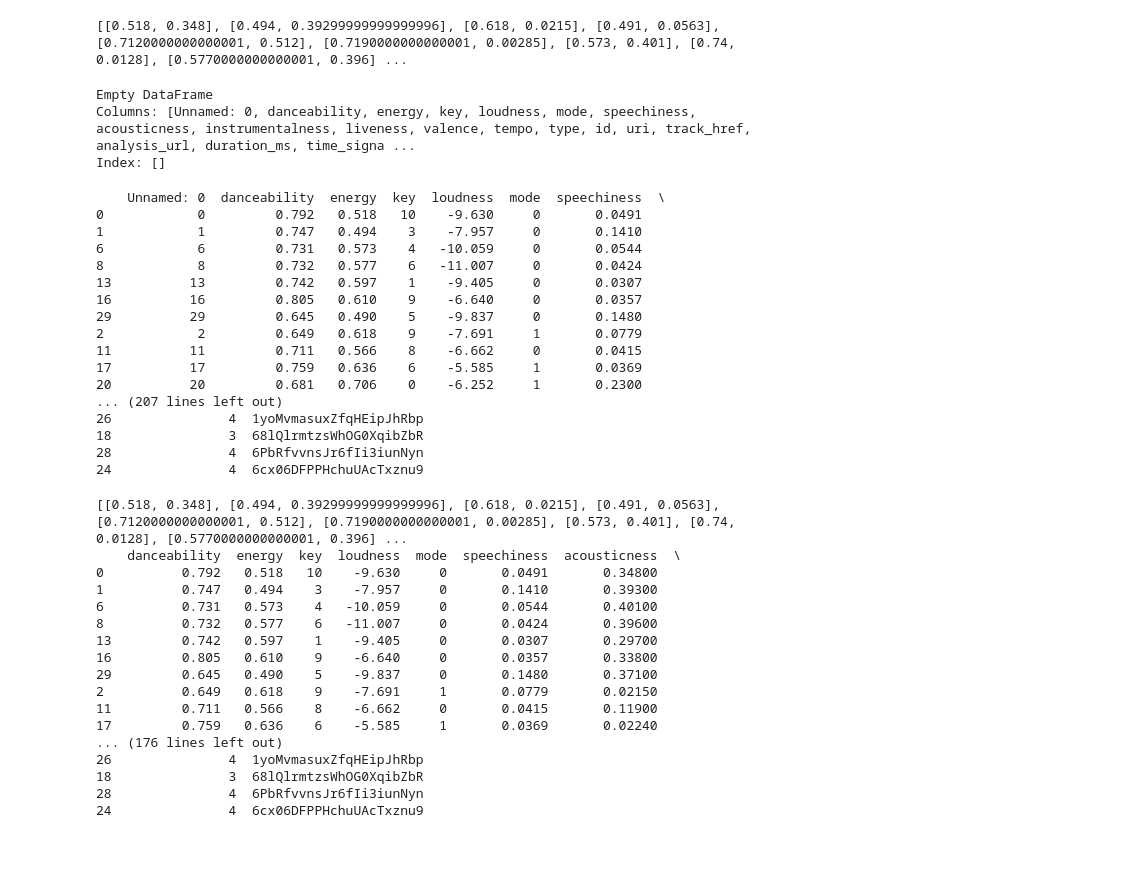
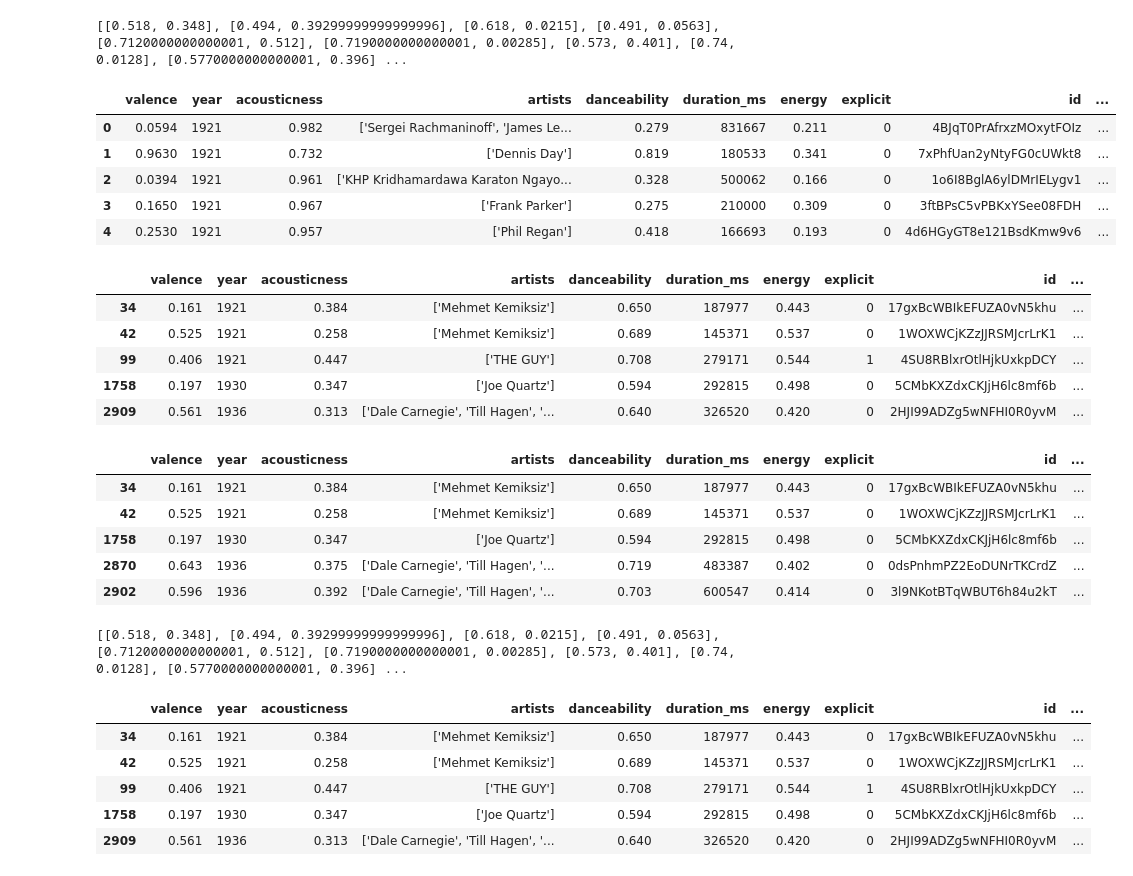
Before and after one commit to EliseLune/Analyse_Spotify, a Jupyter notebook: Recommandation/Recommandations.ipynb, the cells around one changed output. Drawn from its saved outputs; the diff is of its cells as text; code cells hidden in the pictures; blank space fills up the shorter version.

```diff
--- a/Recommandation/Recommandations.ipynb
+++ b/Recommandation/Recommandations.ipynb
@@ -28,37 +36,41 @@ for i in range (0, len(table)) :
 print(playlist)
 # %% [output]
 [[0.518, 0.348], [0.494, 0.39299999999999996], [0.618, 0.0215], [0.491, 0.0563], [0.7120000000000001, 0.512], [0.7190000000000001, 0.00285], [0.573, 0.401], [0.74, 0.0128], [0.5770000000000001, 0.396] ...
-# %%
-print(playlist_cible)
-# %% [output]
-Empty DataFrame
-Columns: [Unnamed: 0, danceability, energy, key, loudness, mode, speechiness, acousticness, instrumentalness, liveness, valence, tempo, type, id, uri, track_href, analysis_url, duration_ms, time_signa ...
-Index: []
+# %%
+playlist_cible.head()
+# %% [output]
+|  | valence | year | acousticness | artists | danceability | duration_ms | energy | explicit | id | ... |
+| 0 | 0.0594 | 1921 | 0.982 | ['Sergei Rachmaninoff', 'James Le... | 0.279 | 831667 | 0.211 | 0 | 4BJqT0PrAfrxzMOxytFOIz | ... |
+| 1 | 0.9630 | 1921 | 0.732 | ['Dennis Day'] | 0.819 | 180533 | 0.341 | 0 | 7xPhfUan2yNtyFG0cUWkt8 | ... |
+| 2 | 0.0394 | 1921 | 0.961 | ['KHP Kridhamardawa Karaton Ngayo... | 0.328 | 500062 | 0.166 | 0 | 1o6I8BglA6ylDMrIELygv1 | ... |
+| 3 | 0.1650 | 1921 | 0.967 | ['Frank Parker'] | 0.275 | 210000 | 0.309 | 0 | 3ftBPsC5vPBKxYSee08FDH | ... |
+| 4 | 0.2530 | 1921 | 0.957 | ['Phil Regan'] | 0.418 | 166693 | 0.193 | 0 | 4d6HGyGT8e121BsdKmw9v6 | ... |
 # %%
 nouvelle_playlist = pd.DataFrame({})
-playlist_cible = table #juste pour tester, aucun intérêt de faire ça en vrai
 for i in range(0, len(playlist)):
     nouvelle_playlist = nouvelle_playlist.append(playlist_cible[(playlist_cible["energy"] > playlist[i][0] - 0.1) & (playlist_cible["energy"] < playlist[i][0] + 0.1) & (playlist_cible["acousticness"] > playlist[i][1] - 0.1) & (playlist_cible["acousticness"] < playlist[i][1] + 0.1)])
 nouvelle_playlist = nouvelle_playlist.drop_duplicates() #enlever les doublons
-print(nouvelle_playlist)
+nouvelle_playlist.head()
 # %% [output]
-    Unnamed: 0  danceability  energy  key  loudness  mode  speechiness  \
-0            0         0.792   0.518   10    -9.630     0       0.0491
-1            1         0.747   0.494    3    -7.957     0       0.1410
-6            6         0.731   0.573    4   -10.059     0       0.0544
-8            8         0.732   0.577    6   -11.007     0       0.0424
-13          13         0.742   0.597    1    -9.405     0       0.0307
-16          16         0.805   0.610    9    -6.640     0       0.0357
-29          29         0.645   0.490    5    -9.837     0       0.1480
-2            2         0.649   0.618    9    -7.691     1       0.0779
-11          11         0.711   0.566    8    -6.662     0       0.0415
-17          17         0.759   0.636    6    -5.585     1       0.0369
-20          20         0.681   0.706    0    -6.252     1       0.2300
-... (207 lines left out)
-26               4  1yoMvmasuxZfqHEipJhRbp
-18               3  68lQlrmtzsWhOG0XqibZbR
-28               4  6PbRfvvnsJr6fIi3iunNyn
-24               4  6cx06DFPPHchuUAcTxznu9
+|  | valence | year | acousticness | artists | danceability | duration_ms | energy | explicit | id | ... |
+| 34 | 0.161 | 1921 | 0.384 | ['Mehmet Kemiksiz'] | 0.650 | 187977 | 0.443 | 0 | 17gxBcWBIkEFUZA0vN5khu | ... |
+| 42 | 0.525 | 1921 | 0.258 | ['Mehmet Kemiksiz'] | 0.689 | 145371 | 0.537 | 0 | 1WOXWCjKZzJJRSMJcrLrK1 | ... |
+| 99 | 0.406 | 1921 | 0.447 | ['THE GUY'] | 0.708 | 279171 | 0.544 | 1 | 4SU8RBlxrOtlHjkUxkpDCY | ... |
+| 1758 | 0.197 | 1930 | 0.347 | ['Joe Quartz'] | 0.594 | 292815 | 0.498 | 0 | 5CMbKXZdxCKJjH6lc8mf6b | ... |
+| 2909 | 0.561 | 1936 | 0.313 | ['Dale Carnegie', 'Till Hagen', '... | 0.640 | 326520 | 0.420 | 0 | 2HJI99ADZg5wNFHI0R0yvM | ... |
+# %%
+#test
+nouvelle_playlist = pd.DataFrame({})
+nouvelle_playlist = nouvelle_playlist.append(playlist_cible[(playlist_cible["energy"] > 0.5 - 0.1) & (playlist_cible["energy"] < 0.5 + 0.1) & (playlist_cible["acousticness"] > 0.3 - 0.1) & (playlist_cible["acousticness"] < 0.3 + 0.1)])
+nouvelle_playlist = nouvelle_playlist.drop_duplicates() #enlever les doublons
+nouvelle_playlist.head()
+# %% [output]
+|  | valence | year | acousticness | artists | danceability | duration_ms | energy | explicit | id | ... |
+| 34 | 0.161 | 1921 | 0.384 | ['Mehmet Kemiksiz'] | 0.650 | 187977 | 0.443 | 0 | 17gxBcWBIkEFUZA0vN5khu | ... |
+| 42 | 0.525 | 1921 | 0.258 | ['Mehmet Kemiksiz'] | 0.689 | 145371 | 0.537 | 0 | 1WOXWCjKZzJJRSMJcrLrK1 | ... |
+| 1758 | 0.197 | 1930 | 0.347 | ['Joe Quartz'] | 0.594 | 292815 | 0.498 | 0 | 5CMbKXZdxCKJjH6lc8mf6b | ... |
+| 2870 | 0.643 | 1936 | 0.375 | ['Dale Carnegie', 'Till Hagen', '... | 0.719 | 483387 | 0.402 | 0 | 0dsPnhmPZ2EoDUNrTKCrdZ | ... |
+| 2902 | 0.596 | 1936 | 0.392 | ['Dale Carnegie', 'Till Hagen', '... | 0.703 | 600547 | 0.414 | 0 | 3l9NKotBTqWBUT6h84u2kT | ... |
 # %%
 #essaie de fonction plus générale :
 cible = ["energy", "acousticness"]
@@ -70,29 +82,19 @@ for i in range (0, len(table)) :
 print(playlist)
 
 nouvelle_playlist = pd.DataFrame({})
-playlist_cible = table #juste pour tester, aucun intérêt de faire ça en vrai
+
 for i in range(0, len(playlist)):
     nouvelle_playlist = nouvelle_playlist.append(playlist_cible[(playlist_cible[cible[0]] > playlist[i][0] - 0.1) & (playlist_cible[cible[0]] < playlist[i][0] + 0.1) & (playlist_cible[cible[1]] > playlist[i][1] - 0.1) & (playlist_cible[cible[1]] < playlist[i][1] + 0.1)])
 nouvelle_playlist = nouvelle_playlist.drop_duplicates() #enlever les doublons
-print(nouvelle_playlist)
+nouvelle_playlist.head()
 # %% [output]
 [[0.518, 0.348], [0.494, 0.39299999999999996], [0.618, 0.0215], [0.491, 0.0563], [0.7120000000000001, 0.512], [0.7190000000000001, 0.00285], [0.573, 0.401], [0.74, 0.0128], [0.5770000000000001, 0.396] ...
-    danceability  energy  key  loudness  mode  speechiness  acousticness  \
-0          0.792   0.518   10    -9.630     0       0.0491       0.34800
-1          0.747   0.494    3    -7.957     0       0.1410       0.39300
-6          0.731   0.573    4   -10.059     0       0.0544       0.40100
-8          0.732   0.577    6   -11.007     0       0.0424       0.39600
-13         0.742   0.597    1    -9.405     0       0.0307       0.29700
-16         0.805   0.610    9    -6.640     0       0.0357       0.33800
-29         0.645   0.490    5    -9.837     0       0.1480       0.37100
-2          0.649   0.618    9    -7.691     1       0.0779       0.02150
-11         0.711   0.566    8    -6.662     0       0.0415       0.11900
-17         0.759   0.636    6    -5.585     1       0.0369       0.02240
-... (176 lines left out)
-26               4  1yoMvmasuxZfqHEipJhRbp
-18               3  68lQlrmtzsWhOG0XqibZbR
-28               4  6PbRfvvnsJr6fIi3iunNyn
-24               4  6cx06DFPPHchuUAcTxznu9
+|  | valence | year | acousticness | artists | danceability | duration_ms | energy | explicit | id | ... |
+| 34 | 0.161 | 1921 | 0.384 | ['Mehmet Kemiksiz'] | 0.650 | 187977 | 0.443 | 0 | 17gxBcWBIkEFUZA0vN5khu | ... |
+| 42 | 0.525 | 1921 | 0.258 | ['Mehmet Kemiksiz'] | 0.689 | 145371 | 0.537 | 0 | 1WOXWCjKZzJJRSMJcrLrK1 | ... |
+| 99 | 0.406 | 1921 | 0.447 | ['THE GUY'] | 0.708 | 279171 | 0.544 | 1 | 4SU8RBlxrOtlHjkUxkpDCY | ... |
+| 1758 | 0.197 | 1930 | 0.347 | ['Joe Quartz'] | 0.594 | 292815 | 0.498 | 0 | 5CMbKXZdxCKJjH6lc8mf6b | ... |
+| 2909 | 0.561 | 1936 | 0.313 | ['Dale Carnegie', 'Till Hagen', '... | 0.640 | 326520 | 0.420 | 0 | 2HJI99ADZg5wNFHI0R0yvM | ... |
 # %%
 #à partir des audiofeatures, pour faire même artiste + un paramètre similaire
 donnee = "energy"
```
Also changed, not shown: parts of 8 cells of this notebook.
